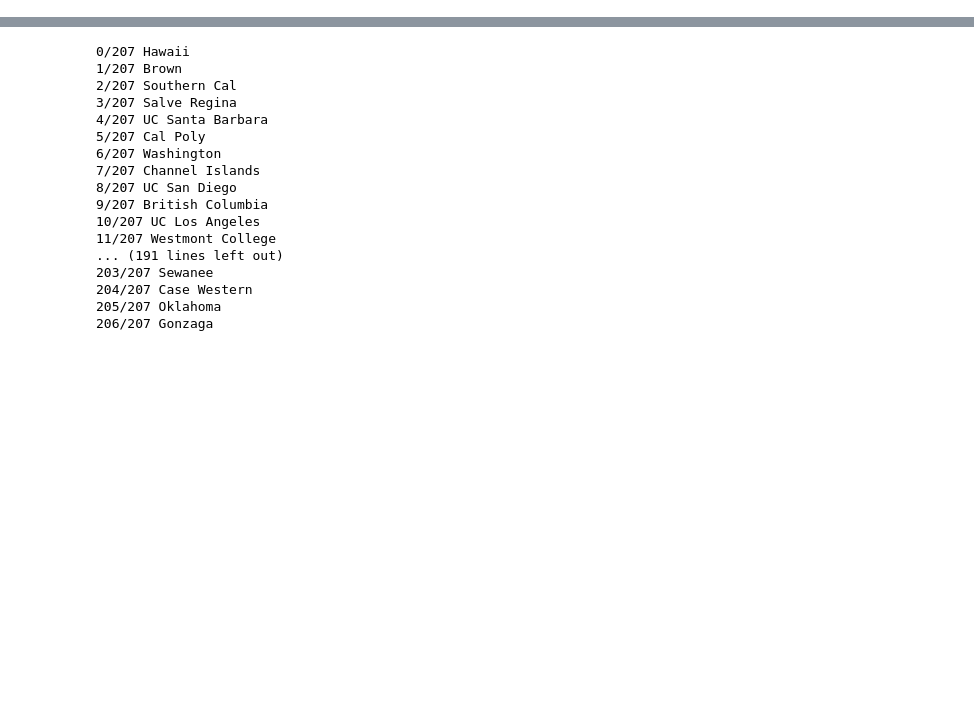
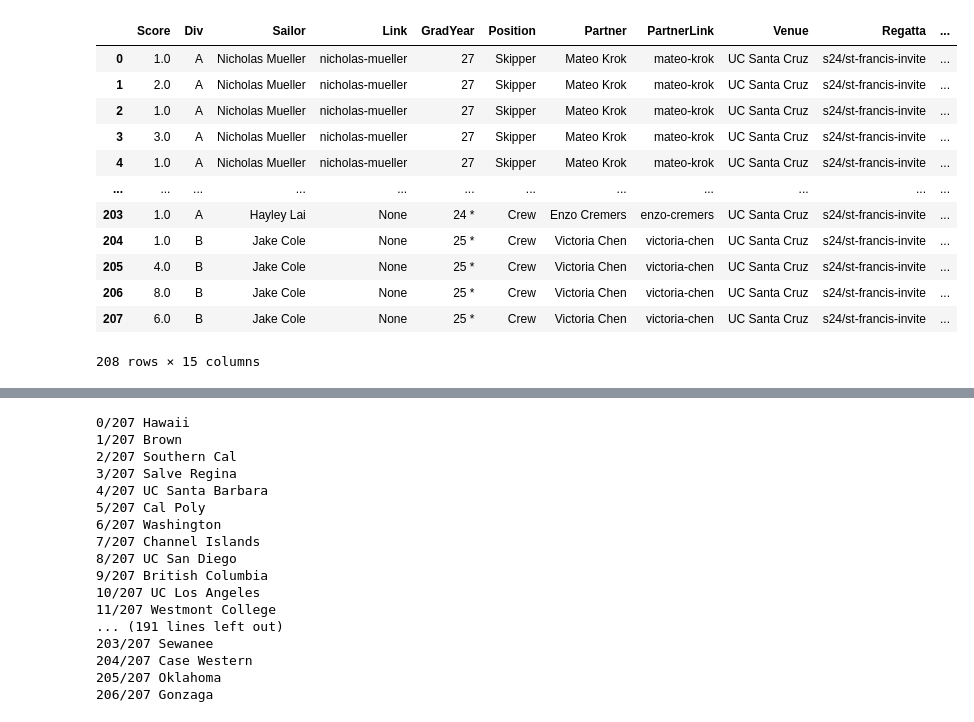
Before and after one commit to 7fi/sailing-rating-calculation, a Jupyter notebook: openskillElo.ipynb, the cells around one changed output, grey strips where cells are left out. Saved outputs shown, nothing was run; the diff lists cells and outputs as text; code cells hidden in the pictures; blank space fills up the shorter version.

```diff
--- a/openskillElo.ipynb
+++ b/openskillElo.ipynb
@@ -415,0 +456,17 @@ df_sailors.head()
+# %%
+df_temp = pd.read_json("races_new_test.json")
+df_temp
+# %% [output]
+|  | Score | Div | Sailor | Link | GradYear | Position | Partner | PartnerLink | Venue | Regatta | ... |
+| 0 | 1.0 | A | Nicholas Mueller | nicholas-mueller | 27 | Skipper | Mateo Krok | mateo-krok | UC Santa Cruz | s24/st-francis-invite | ... |
+| 1 | 2.0 | A | Nicholas Mueller | nicholas-mueller | 27 | Skipper | Mateo Krok | mateo-krok | UC Santa Cruz | s24/st-francis-invite | ... |
+| 2 | 1.0 | A | Nicholas Mueller | nicholas-mueller | 27 | Skipper | Mateo Krok | mateo-krok | UC Santa Cruz | s24/st-francis-invite | ... |
+| 3 | 3.0 | A | Nicholas Mueller | nicholas-mueller | 27 | Skipper | Mateo Krok | mateo-krok | UC Santa Cruz | s24/st-francis-invite | ... |
+| 4 | 1.0 | A | Nicholas Mueller | nicholas-mueller | 27 | Skipper | Mateo Krok | mateo-krok | UC Santa Cruz | s24/st-francis-invite | ... |
+| ... | ... | ... | ... | ... | ... | ... | ... | ... | ... | ... | ... |
+| 203 | 1.0 | A | Hayley Lai | None | 24 * | Crew | Enzo Cremers | enzo-cremers | UC Santa Cruz | s24/st-francis-invite | ... |
+| 204 | 1.0 | B | Jake Cole | None | 25 * | Crew | Victoria Chen | victoria-chen | UC Santa Cruz | s24/st-francis-invite | ... |
+| 205 | 4.0 | B | Jake Cole | None | 25 * | Crew | Victoria Chen | victoria-chen | UC Santa Cruz | s24/st-francis-invite | ... |
+| 206 | 8.0 | B | Jake Cole | None | 25 * | Crew | Victoria Chen | victoria-chen | UC Santa Cruz | s24/st-francis-invite | ... |
+| 207 | 6.0 | B | Jake Cole | None | 25 * | Crew | Victoria Chen | victoria-chen | UC Santa Cruz | s24/st-francis-invite | ... |
+208 rows × 15 columns
```
Also changed, not shown: parts of 13 cells of this notebook, 3 other files.
